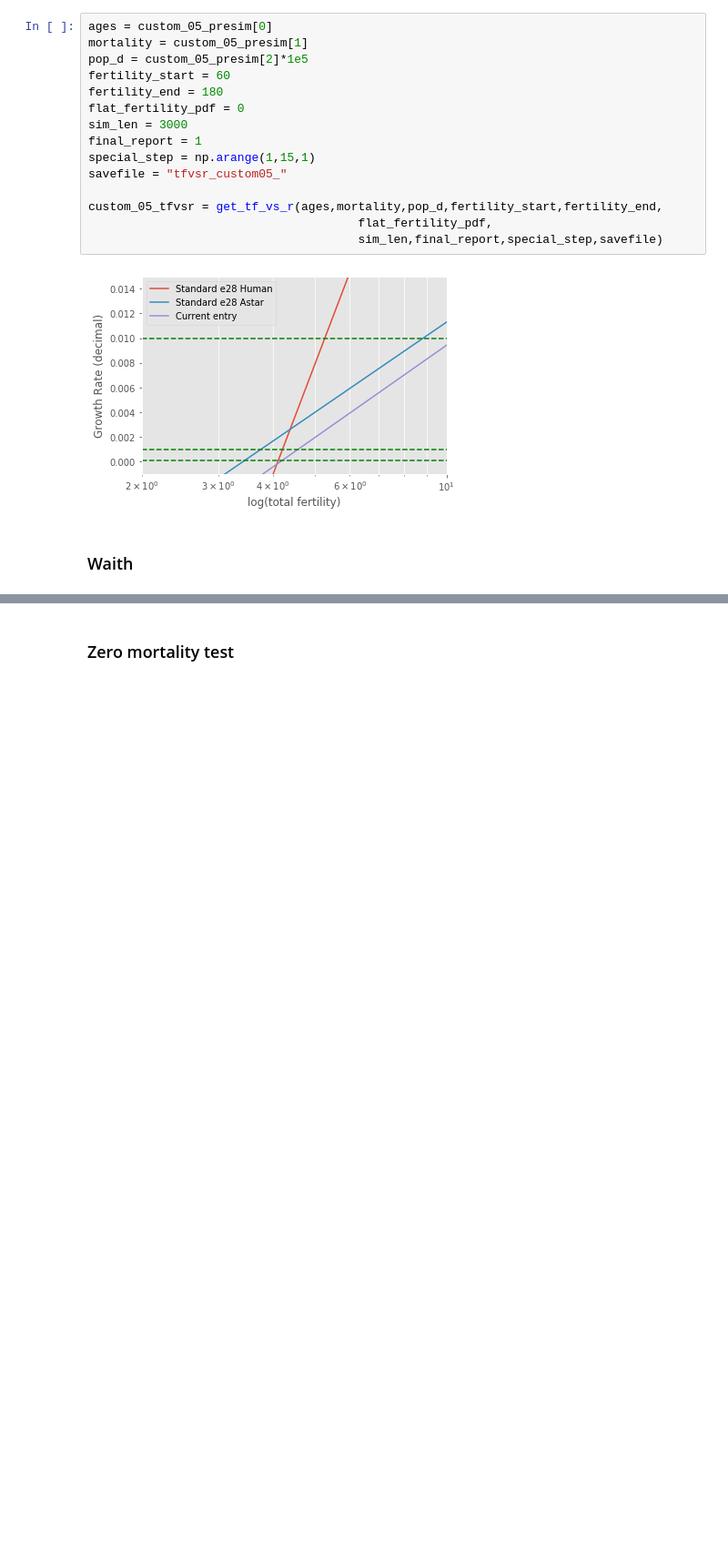
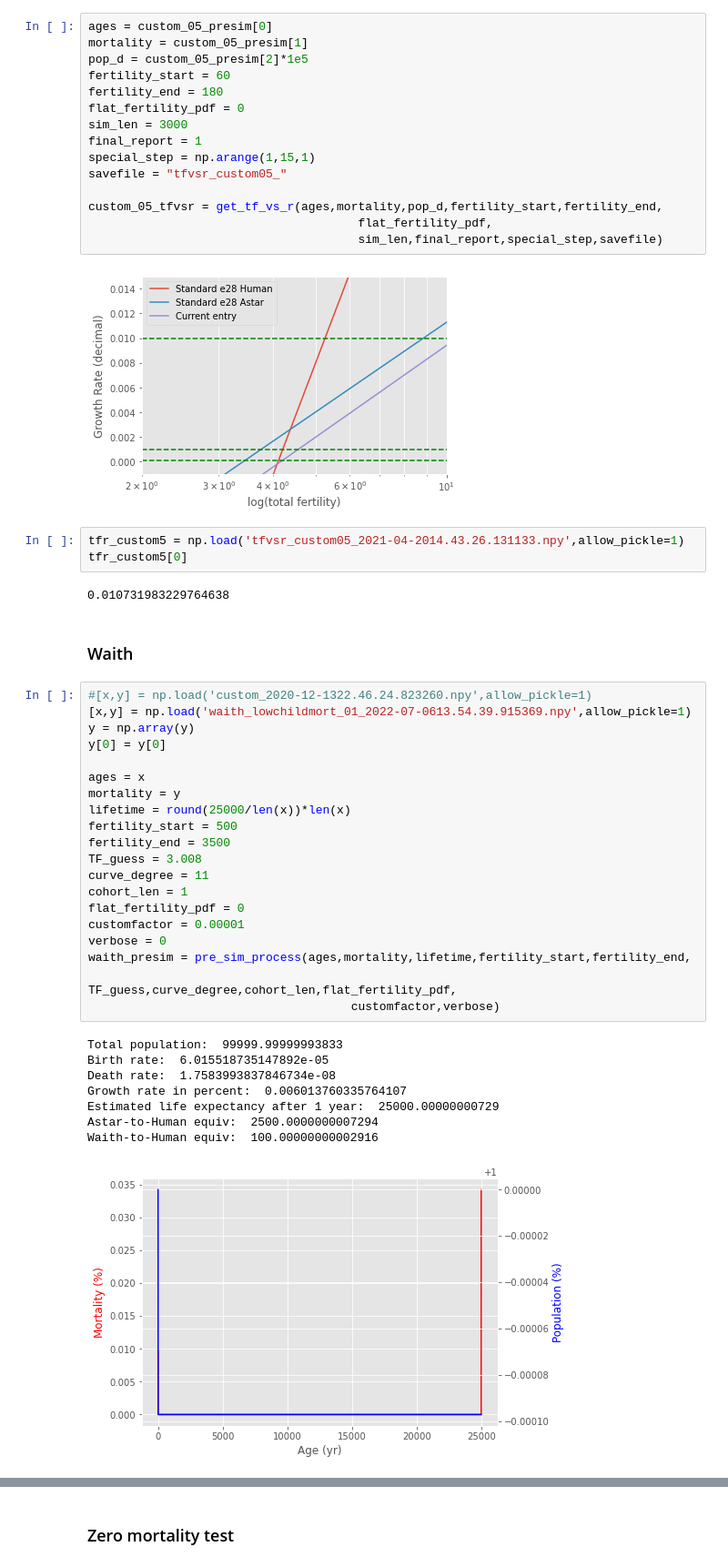
Before and after one commit to soundofives/worldbuilding, a Jupyter notebook: dnd-progs/poppyr.ipynb, the cells around one changed output, grey strips where cells are left out. Shown at 91% size. Saved outputs shown, nothing was run; the diff lists cells and outputs as text; blank space fills up the shorter version.

```diff
--- a/dnd-progs/poppyr.ipynb
+++ b/dnd-progs/poppyr.ipynb
@@ -703,5 +725,39 @@ custom_05_tfvsr = get_tf_vs_r(ages,mortality,pop_d,fertility_start,fertility_end
                                       sim_len,final_report,special_step,savefile)
 # %% [output]
 [figure]
+# %%
+tfr_custom5 = np.load('tfvsr_custom05_2021-04-2014.43.26.131133.npy',allow_pickle=1)
+tfr_custom5[0]
+# %% [output]
+0.010731983229764638
 # %% [markdown]
 ### Waith
+# %%
+#[x,y] = np.load('custom_2020-12-1322.46.24.823260.npy',allow_pickle=1)
+[x,y] = np.load('waith_lowchildmort_01_2022-07-0613.54.39.915369.npy',allow_pickle=1)
+y = np.array(y)
+y[0] = y[0]
+
+ages = x
+mortality = y
+lifetime = round(25000/len(x))*len(x)
+fertility_start = 500
+fertility_end = 3500
+TF_guess = 3.008
+curve_degree = 11
+cohort_len = 1
+flat_fertility_pdf = 0
+customfactor = 0.00001
+verbose = 0
+waith_presim = pre_sim_process(ages,mortality,lifetime,fertility_start,fertility_end,
+                                     TF_guess,curve_degree,cohort_len,flat_fertility_pdf,
+                                     customfactor,verbose)
+# %% [output]
+Total population:  99999.99999993833
+Birth rate:  6.015518735147892e-05
+Death rate:  1.7583993837846734e-08
+Growth rate in percent:  0.006013760335764107
+Estimated life expectancy after 1 year:  25000.00000000729
+Astar-to-Human equiv:  2500.0000000007294
+Waith-to-Human equiv:  100.00000000002916
+[figure, added]
```
Also changed, not shown: parts of 15 cells of this notebook, 7 other files.
